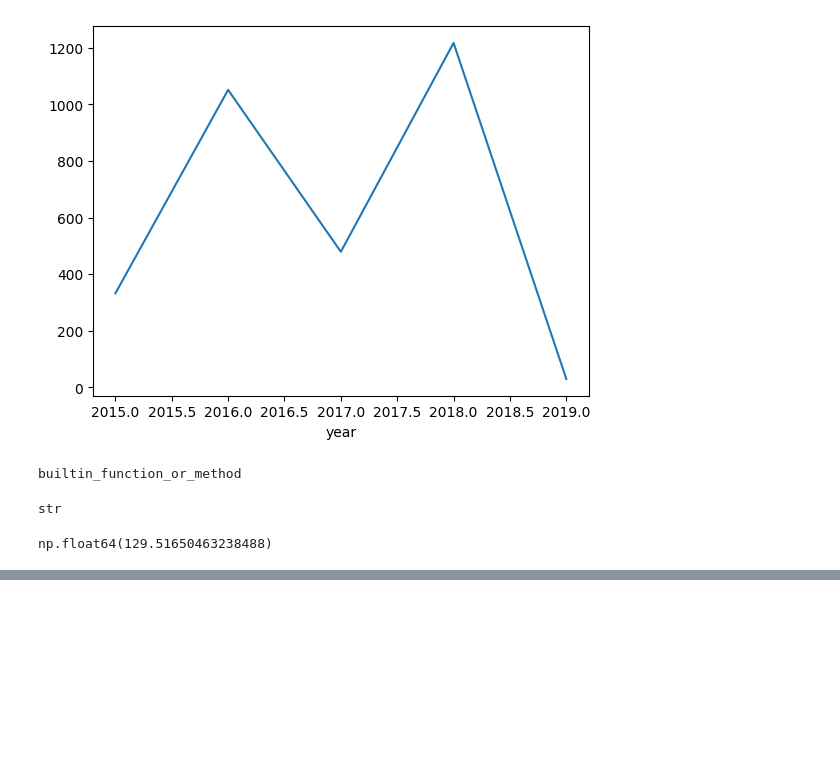
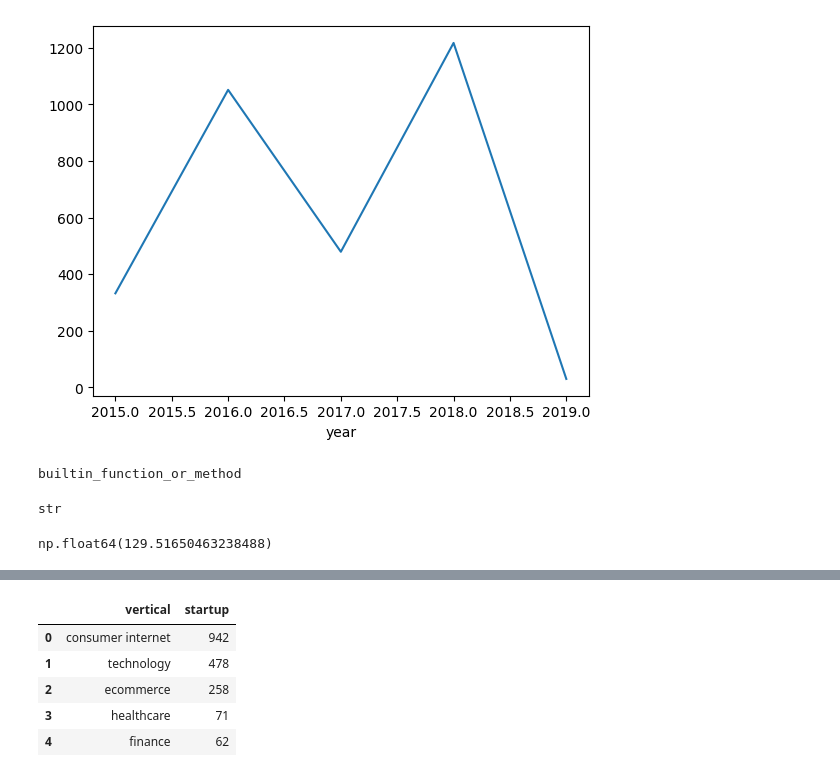
Before and after one commit to apoorvtechh/Startup_data_analyzer, a Jupyter notebook: clean.ipynb, the cells around one changed output, grey strips where cells are left out. Drawn from its saved outputs; the diff is of its cells as text; code cells hidden in the pictures; blank space fills up the shorter version.

```diff
--- a/clean.ipynb
+++ b/clean.ipynb
@@ -152,0 +227,9 @@ np.float64(129.51650463238488)
+# %%
+total_startup_df[ total_startup_df['startup'] > 50]
+# %% [output]
+|  | vertical | startup |
+| 0 | consumer internet | 942 |
+| 1 | technology | 478 |
+| 2 | ecommerce | 258 |
+| 3 | healthcare | 71 |
+| 4 | finance | 62 |
```
Also changed, not shown: parts of 11 cells of this notebook, 1 other file.
